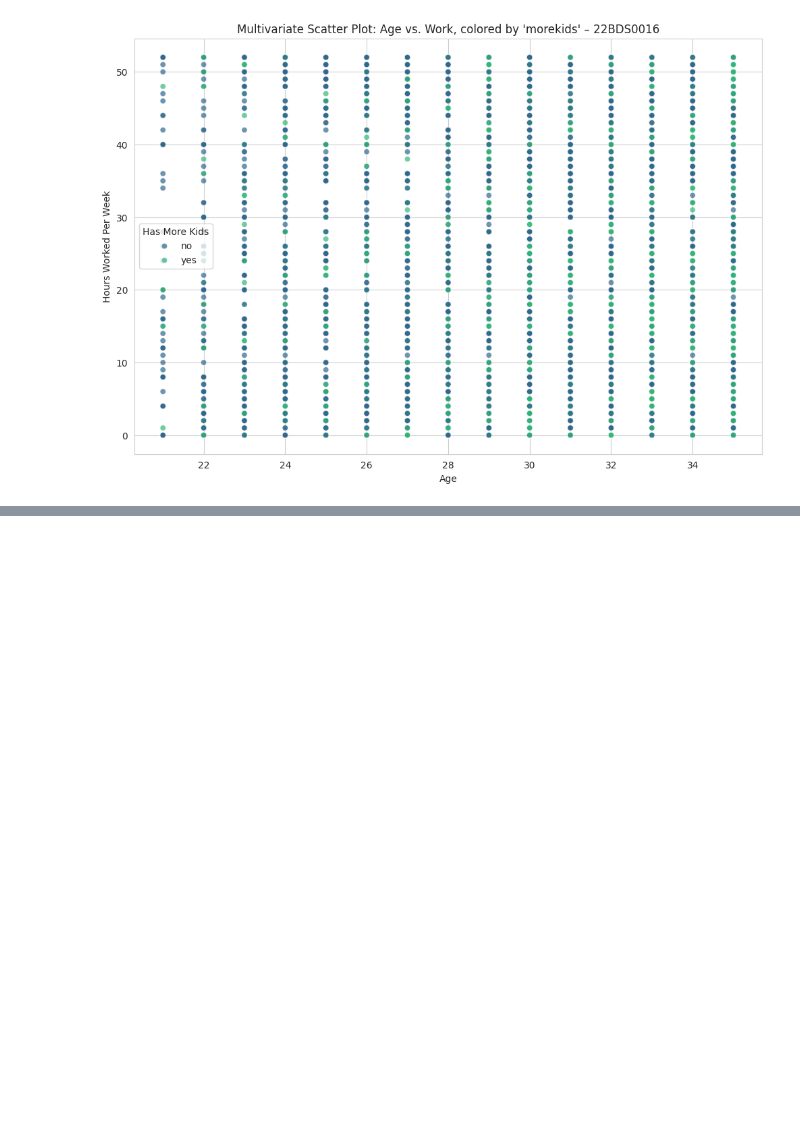
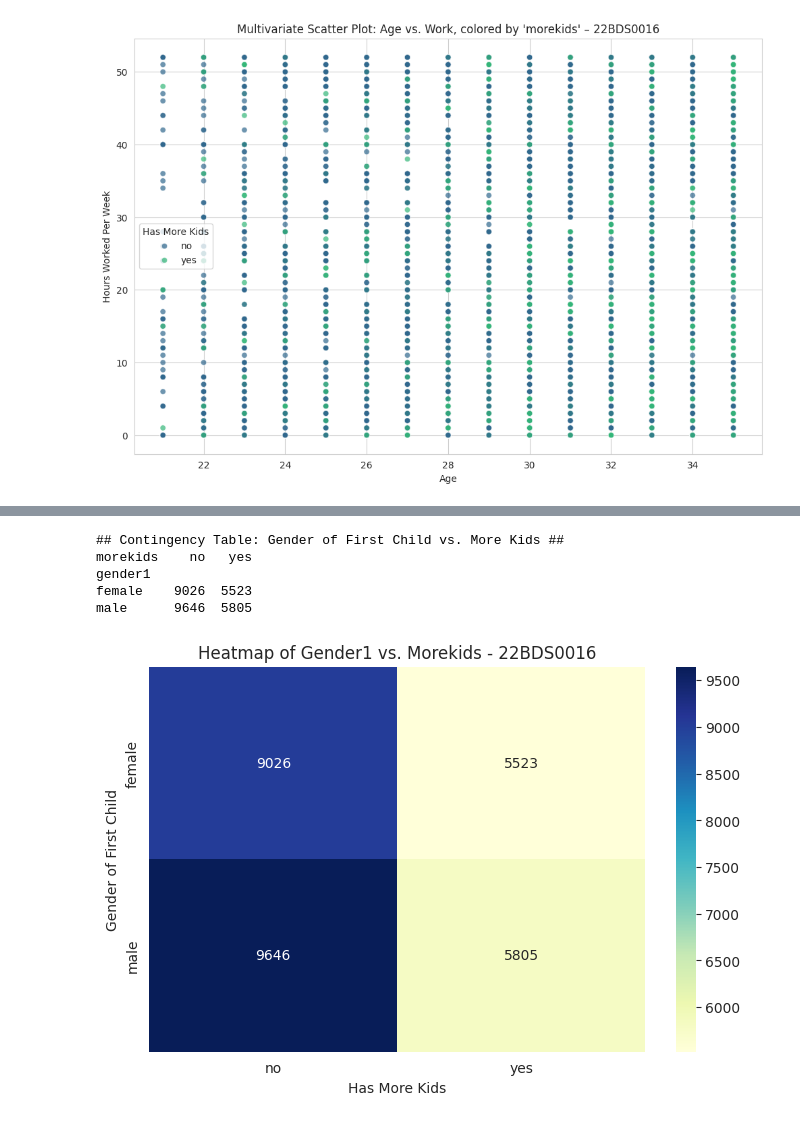
Before and after one commit to abhir00p/22BDS0016-EDA, a Jupyter notebook: 22BDS0016.ipynb, the cells around one changed output, grey strips where cells are left out. Cells and saved outputs as stored; diff of their text form; code cells hidden in the pictures; blank space fills up the shorter version.

```diff
--- a/22BDS0016.ipynb
+++ b/22BDS0016.ipynb
@@ -348,0 +373,22 @@ plt.show()
+# %%
+# --- 2D Analysis (Categorical vs. Categorical) ---
+
+# Contingency table
+gender_morekids_crosstab = pd.crosstab(df['gender1'], df['morekids'])
+print("\n## Contingency Table: Gender of First Child vs. More Kids ##")
+print(gender_morekids_crosstab)
+
+# Heatmap for the contingency table
+plt.figure(figsize=(8, 5))
+sns.heatmap(gender_morekids_crosstab, annot=True, fmt='d', cmap='YlGnBu')
+plt.title("Heatmap of Gender1 vs. Morekids - 22BDS0016")
+plt.xlabel("Has More Kids")
+plt.ylabel("Gender of First Child")
+plt.show()
+# %% [output]
+## Contingency Table: Gender of First Child vs. More Kids ##
+morekids    no   yes
+gender1
+female    9026  5523
+male      9646  5805
+[figure, added]
```
Also changed, not shown: parts of 3 cells of this notebook.
